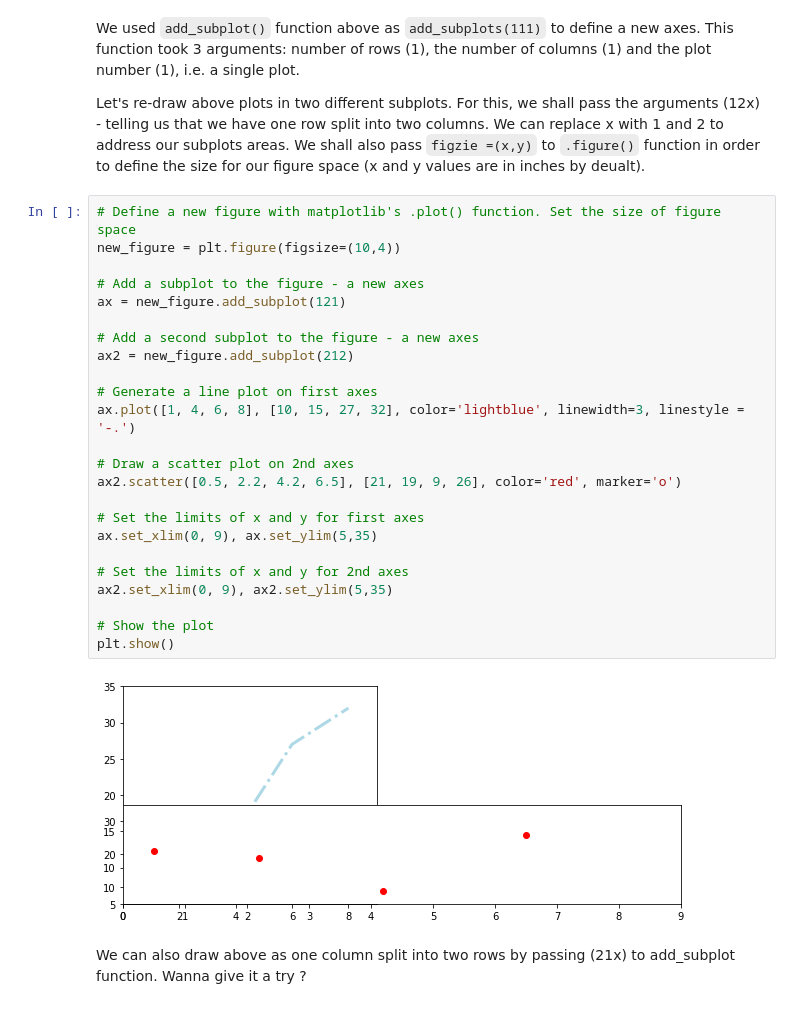
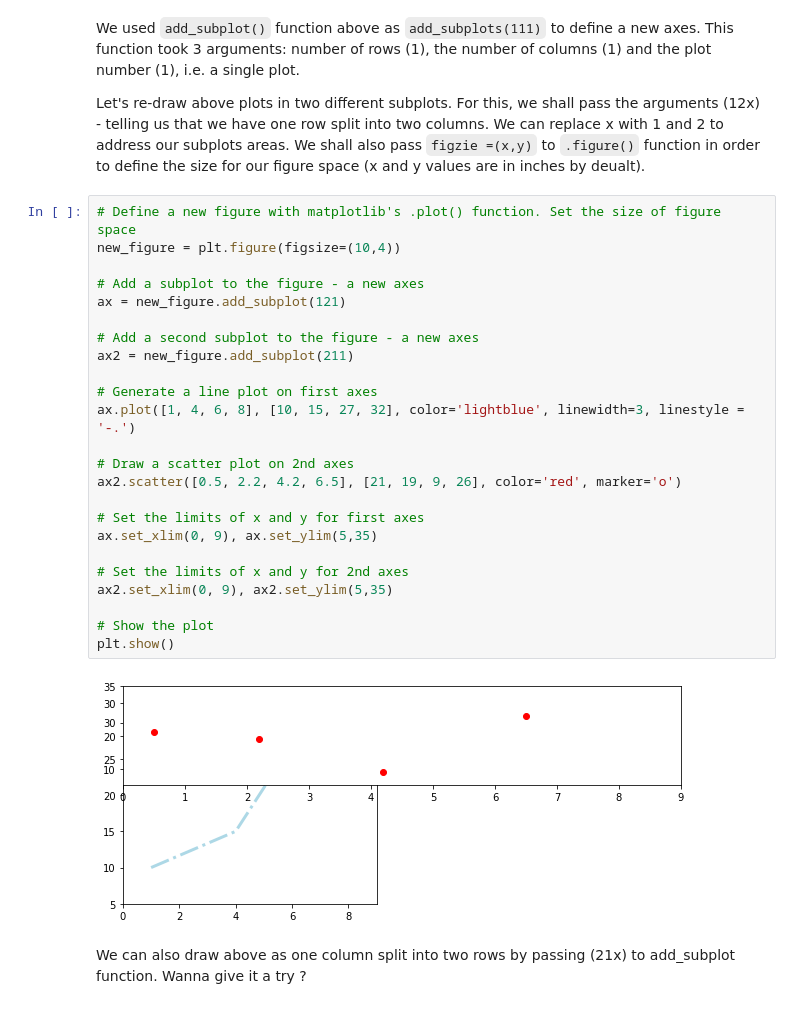
Before and after one commit to timlarcher/dsc-0-03-131-customizing-matplotlib-online-ds-sp-000, a Jupyter notebook: index.ipynb, the cells around one changed output. Cells and saved outputs as stored; diff of their text form.

```diff
--- a/index.ipynb
+++ b/index.ipynb
@@ -140,29 +140,29 @@ Let's re-draw above plots in two different subplots. For this, we shall pass the
 # %%
 # Define a new figure with matplotlib's .plot() function. Set the size of figure space
 new_figure = plt.figure(figsize=(10,4))
 
 # Add a subplot to the figure - a new axes
 ax = new_figure.add_subplot(121)
 
 # Add a second subplot to the figure - a new axes
-ax2 = new_figure.add_subplot(212)
+ax2 = new_figure.add_subplot(211)
 
 # Generate a line plot on first axes
 ax.plot([1, 4, 6, 8], [10, 15, 27, 32], color='lightblue', linewidth=3, linestyle = '-.')
 
 # Draw a scatter plot on 2nd axes
 ax2.scatter([0.5, 2.2, 4.2, 6.5], [21, 19, 9, 26], color='red', marker='o')
 
 # Set the limits of x and y for first axes
 ax.set_xlim(0, 9), ax.set_ylim(5,35)
 
 # Set the limits of x and y for 2nd axes
 ax2.set_xlim(0, 9), ax2.set_ylim(5,35)
 
 # Show the plot
 plt.show()
 # %% [output]
-[figure, old version]
+[figure, new version]
 # %% [markdown]
 We can also draw above as one column split into two rows by passing (21x) to add_subplot function. Wanna give it a try ?
 # %% [markdown]
```
